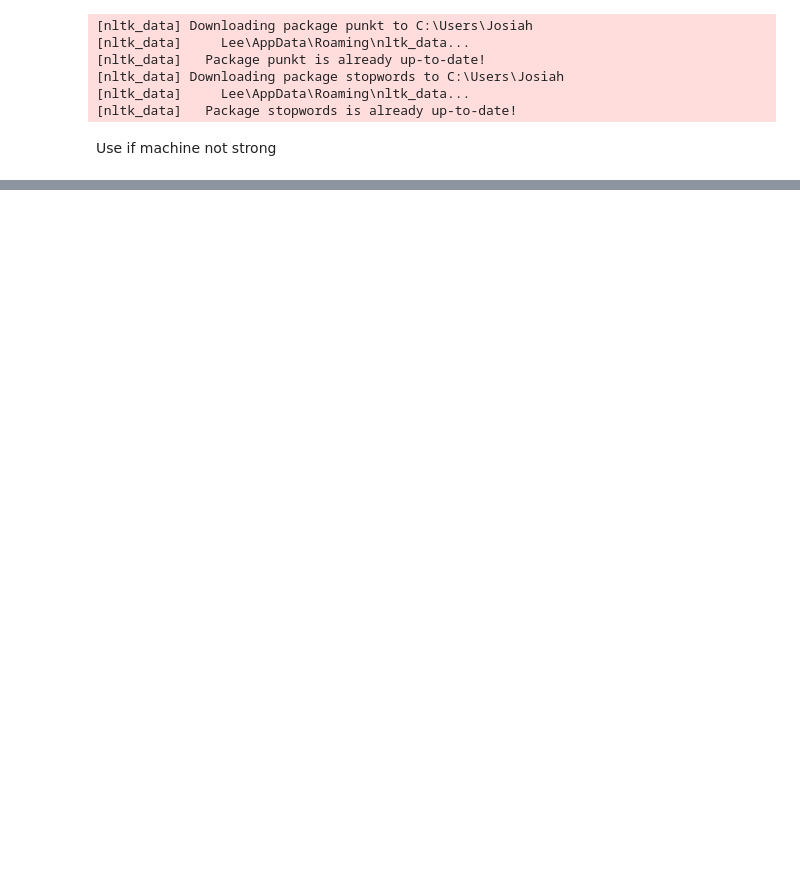
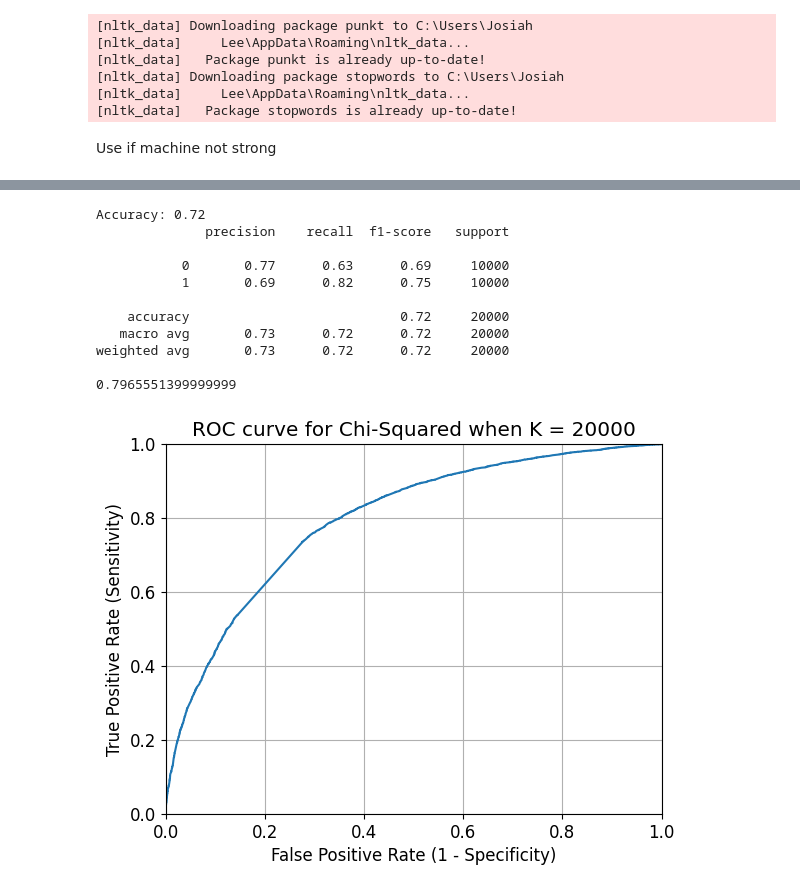
Before and after one commit to henry167b/IT1244-Project, a Jupyter notebook: Models/randomforest_chisquare copy.ipynb, the cells around one changed output, grey strips where cells are left out. Drawn from its saved outputs; the diff is of its cells as text; code cells hidden in the pictures; blank space fills up the shorter version.

```diff
--- a/Models/randomforest_chisquare copy.ipynb
+++ b/Models/randomforest_chisquare copy.ipynb
@@ -95,0 +209,37 @@ print(sklearn.metrics.roc_auc_score(y_test, y_pred_prob))
+# %%
+sen = [' '.join(words) for words in X_test]
+X_test_new = vectorizer.transform(sen)
+X_test_new = test.transform(X_test_new)
+y_pred = clf4.predict(X_test_new)
+accuracy = accuracy_score(y_test, y_pred)
+print(f'Accuracy: {accuracy:.2f}')
+
+# You can also print a classification report for more details
+print(classification_report(y_test, y_pred))
+y_pred_prob = clf4.predict_proba(X_test_new)[:, 1]
+
+fpr, tpr, thresholds = roc_curve(y_test, y_pred_prob)
+
+plt.plot(fpr, tpr)
+plt.xlim([0.0, 1.0])
+plt.ylim([0.0, 1.0])
+plt.rcParams['font.size'] = 12
+plt.title('ROC curve for Chi-Squared when K = 20000')
+plt.xlabel('False Positive Rate (1 - Specificity)')
+plt.ylabel('True Positive Rate (Sensitivity)')
+plt.grid(True)
+
+print(roc_auc_score(y_test, y_pred_prob))
+# %% [output]
+Accuracy: 0.72
+              precision    recall  f1-score   support
+
+           0       0.77      0.63      0.69     10000
+           1       0.69      0.82      0.75     10000
+
+    accuracy                           0.72     20000
+   macro avg       0.73      0.72      0.72     20000
+weighted avg       0.73      0.72      0.72     20000
+
+0.7965551399999999
+[figure, added]
```
Also changed, not shown: parts of 11 cells of this notebook, 1 other file.
